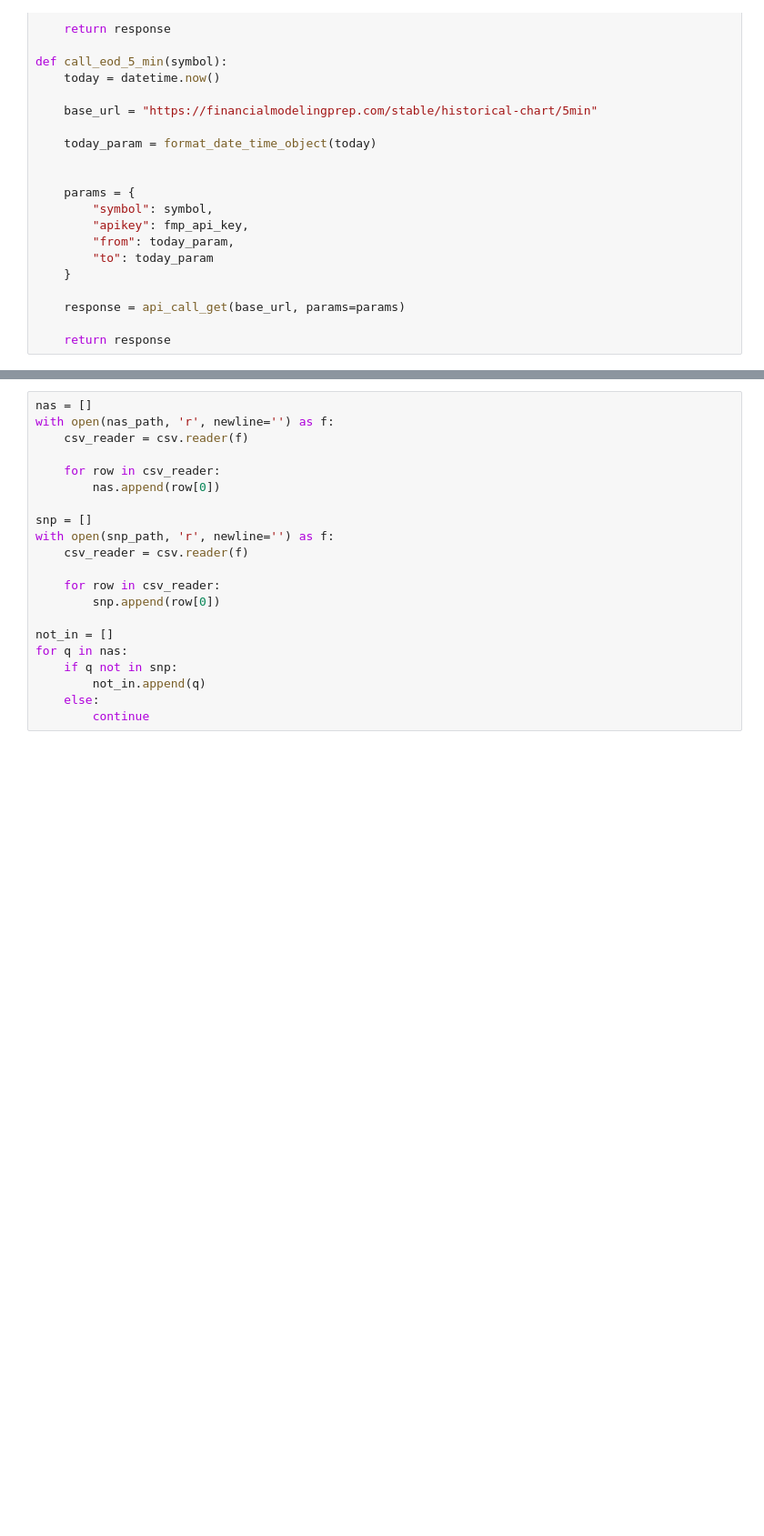
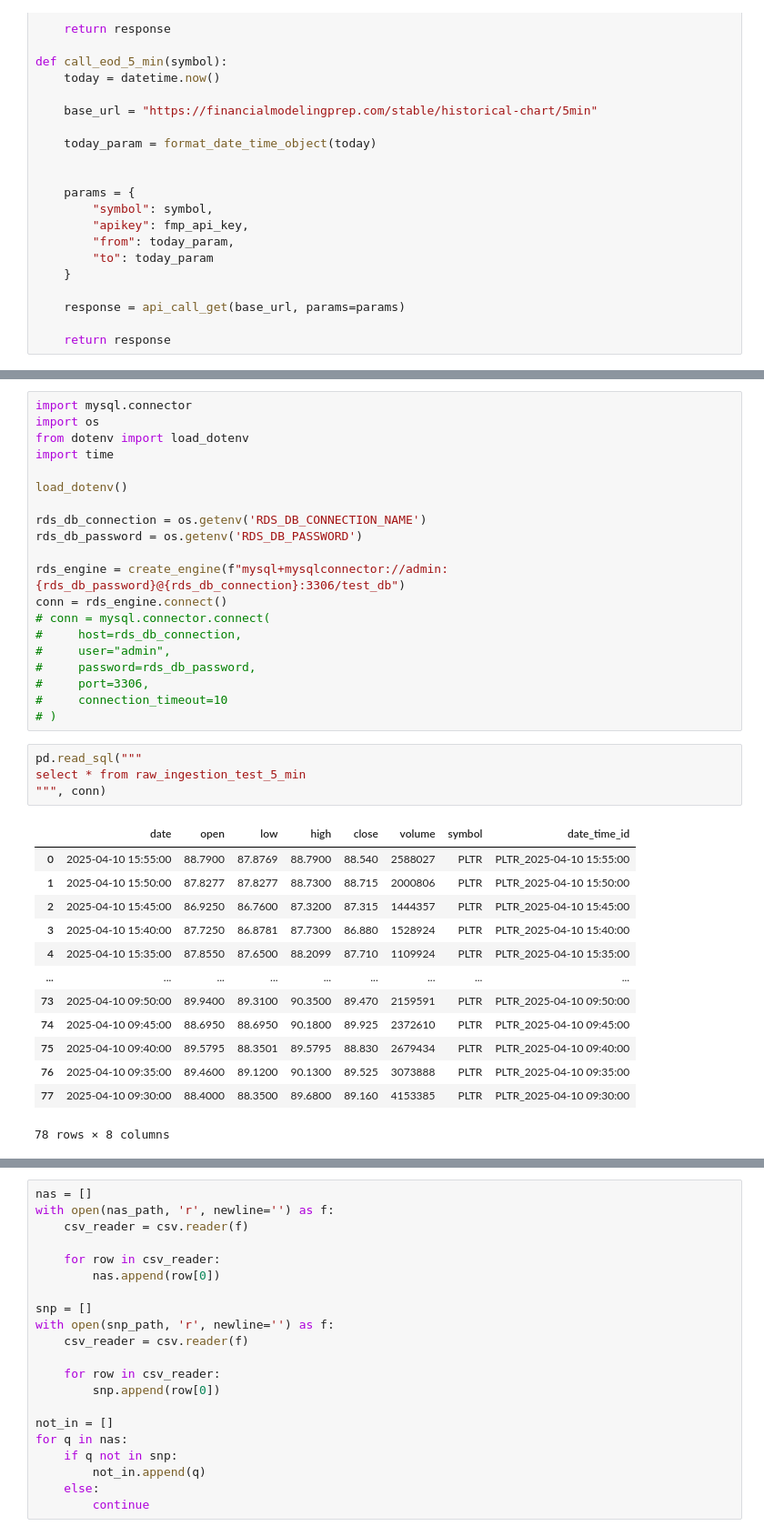
Before and after one commit to gavinfancher/datafin, a Jupyter notebook: api_fetch_build.ipynb, the cells around one changed output, grey strips where cells are left out. Shown at 91% size. Saved outputs shown, nothing was run; the diff lists cells and outputs as text; blank space fills up the shorter version.

```diff
--- a/api_fetch_build.ipynb
+++ b/api_fetch_build.ipynb
@@ -154,0 +202,38 @@ def transform_and_commit_data(
+# %%
+import mysql.connector
+import os
+from dotenv import load_dotenv
+import time
+
+load_dotenv()
+
+rds_db_connection = os.getenv('RDS_DB_CONNECTION_NAME')
+rds_db_password = os.getenv('RDS_DB_PASSWORD')
+
+rds_engine = create_engine(f"mysql+mysqlconnector://admin:{rds_db_password}@{rds_db_connection}:3306/test_db")
+conn = rds_engine.connect()
+# conn = mysql.connector.connect(
+#     host=rds_db_connection,
+#     user="admin",
+#     password=rds_db_password,
+#     port=3306,
+#     connection_timeout=10
+# )
+# %%
+pd.read_sql("""
+select * from raw_ingestion_test_5_min
+""", conn)
+# %% [output]
+|  | date | open | low | high | close | volume | symbol | date_time_id |
+| 0 | 2025-04-10 15:55:00 | 88.7900 | 87.8769 | 88.7900 | 88.540 | 2588027 | PLTR | PLTR_2025-04-10 15:55:00 |
+| 1 | 2025-04-10 15:50:00 | 87.8277 | 87.8277 | 88.7300 | 88.715 | 2000806 | PLTR | PLTR_2025-04-10 15:50:00 |
+| 2 | 2025-04-10 15:45:00 | 86.9250 | 86.7600 | 87.3200 | 87.315 | 1444357 | PLTR | PLTR_2025-04-10 15:45:00 |
+| 3 | 2025-04-10 15:40:00 | 87.7250 | 86.8781 | 87.7300 | 86.880 | 1528924 | PLTR | PLTR_2025-04-10 15:40:00 |
+| 4 | 2025-04-10 15:35:00 | 87.8550 | 87.6500 | 88.2099 | 87.710 | 1109924 | PLTR | PLTR_2025-04-10 15:35:00 |
+| ... | ... | ... | ... | ... | ... | ... | ... | ... |
+| 73 | 2025-04-10 09:50:00 | 89.9400 | 89.3100 | 90.3500 | 89.470 | 2159591 | PLTR | PLTR_2025-04-10 09:50:00 |
+| 74 | 2025-04-10 09:45:00 | 88.6950 | 88.6950 | 90.1800 | 89.925 | 2372610 | PLTR | PLTR_2025-04-10 09:45:00 |
+| 75 | 2025-04-10 09:40:00 | 89.5795 | 88.3501 | 89.5795 | 88.830 | 2679434 | PLTR | PLTR_2025-04-10 09:40:00 |
+| 76 | 2025-04-10 09:35:00 | 89.4600 | 89.1200 | 90.1300 | 89.525 | 3073888 | PLTR | PLTR_2025-04-10 09:35:00 |
+| 77 | 2025-04-10 09:30:00 | 88.4000 | 88.3500 | 89.6800 | 89.160 | 4153385 | PLTR | PLTR_2025-04-10 09:30:00 |
+78 rows × 8 columns
```
Also changed, not shown: parts of 11 cells of this notebook, 1 other file.
